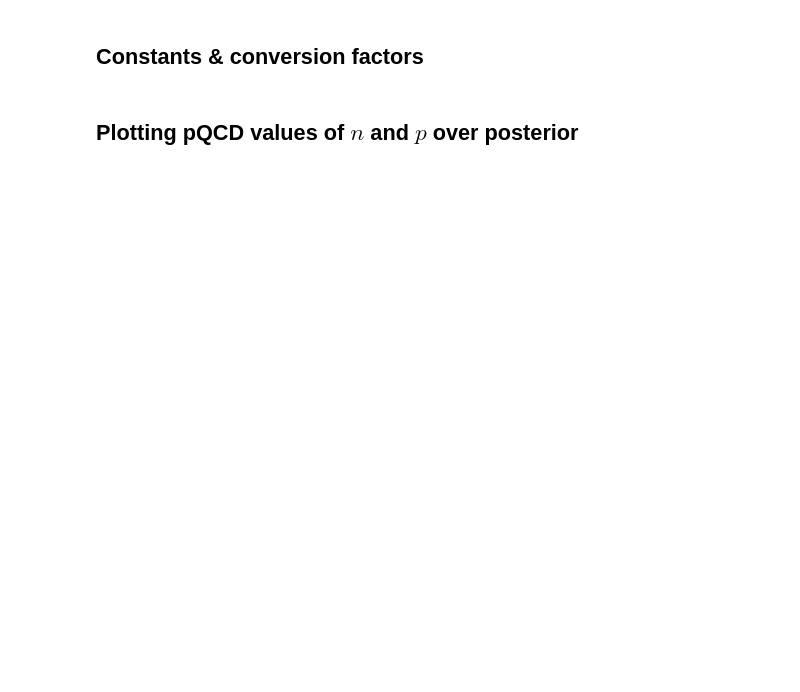
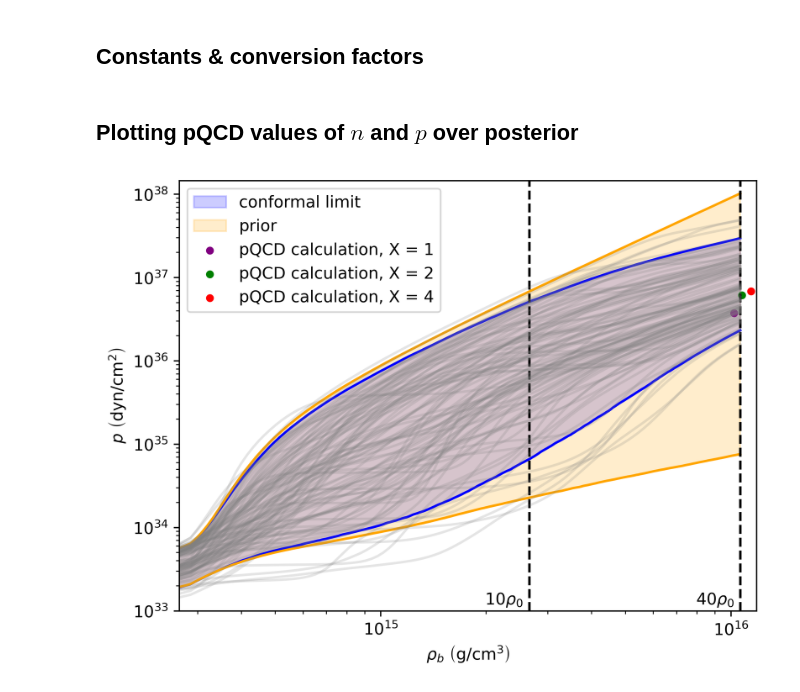
Before and after one commit to ryankrismer/ns-dense-matter, a Jupyter notebook: notebooks/compare_pQCD_to_K_&_K.ipynb, the cells around one changed output. Cells and saved outputs as stored; diff of their text form; code cells hidden in the pictures; blank space fills up the shorter version.

```diff
--- a/notebooks/compare_pQCD_to_K_&_K.ipynb
+++ b/notebooks/compare_pQCD_to_K_&_K.ipynb
@@ -40,7 +40,7 @@ nucleon_mass_in_MeV = 939
 ### Conversion factors for Mev,fm to CGS units
 gcm3_to_dynecm2=8.9875e20
 MeV_to_gcm3 = 1.7827e12
-dynecm2_to_MeVFermi = 1.6022e33
+MeVfm3_to_dynecm2 = 1.6022e33    # 1 MeV * fm^-3 in dyne * cm^-2
 gcm3_to_fm4 = 3.5178e14
 
 fm_in_cgs = 1e-13
@@ -66,10 +66,11 @@ conformal_cs_quantiles = conformal_samples.get_cs_quantiles(plot_densities, perc
 # %%
 # Pressure contour
 plt.loglog();
-plt.xlabel(r"$\rho_b$ $\left(g\,cm^{-3}\right)$");
-plt.ylabel(r"$p$ $\left(dyn\,cm^{-2}\right)$");
-plt.xlim(1.0 * rho_nuc_in_cgs, 40.0 * rho_nuc_in_cgs);
-plt.ylim(10.0 ** 33, 10.1 ** 38);
+plt.xlabel(r"$\rho_b$ $\left(\mathrm{g}/\mathrm{cm}^3\right)$");
+plt.ylabel(r"$p$ $\left(\mathrm{dyn}/\mathrm{cm}^2\right)$");
+plt.xlim(1.0 * rho_nuc_in_cgs, 44.5 * rho_nuc_in_cgs);
+y_min = 10.0 ** 33
+plt.ylim(y_min, 10.1 ** 38);
 
 plt.fill_between(plot_densities,
                  conformal_pe_quantiles[:, 0],
@@ -97,37 +98,91 @@ plt.plot(plot_densities,
          color = "orange"
         );
 
+#######################################################
+
+# Plotting pQCD calculations of n and p from Komoltsev & Kurkela
+n_pQCD_1 = 6.14    # Renormalization scale parameter = 1, units are fm^-3
+p_pQCD_1 = 2334.0  # Renormalization scale parameter = 1, units are MeV * fm^-3
+
+n_pQCD_2 = 6.47    # Renormalization scale parameter = 2, units are fm^-3
+p_pQCD_2 = 3823.0  # Renormalization scale parameter = 2, units are MeV * fm^-3
+
+n_pQCD_4 = 6.87    # Renormalization scale parameter = 4, units are fm^-3
+p_pQCD_4 = 4284.0  # Renormalization scale parameter = 4, units are MeV * fm^-3
+
+# Converting units to cgs
+rho_pQCD_1 = n_pQCD_1 * mass_of_nucleon / (fm_in_cgs) ** 3
+p_pQCD_1 *= MeVfm3_to_dynecm2
+
+rho_pQCD_2 = n_pQCD_2 * mass_of_nucleon / (fm_in_cgs) ** 3
+p_pQCD_2 *= MeVfm3_to_dynecm2
+
+rho_pQCD_4 = n_pQCD_4 * mass_of_nucleon / (fm_in_cgs) ** 3
+p_pQCD_4 *= MeVfm3_to_dynecm2
+
+# Plotting
+plt.scatter(rho_pQCD_1,
+            p_pQCD_1,
+            color = "purple",
+            s = 15,
+            label = "pQCD calculation, X = 1"
+           )
+
+plt.scatter(rho_pQCD_2,
+            p_pQCD_2,
+            color = "green",
+            s = 15,
+            label = "pQCD calculation, X = 2"
+           )
+
+plt.scatter(rho_pQCD_4,
+            p_pQCD_4,
+            color = "red",
+            s = 15,
+            label = "pQCD calculation, X = 4"
+           )
+
+###############################################################################
+
 # Plotting rho_nuc markers
-markers = [10.0]
+markers = [10.0, 40.0]
 
 for i in range(np.size(markers)):
-    plt.axvline(x = markers[i] * rho_nuc_in_cgs, label = f"${markers[i]}$"r"$\rho_0$",
-                linestyle = "--"
+    plt.axvline(x = markers[i] * rho_nuc_in_cgs,
+                linestyle = "--",
+                color = "black"
                );
+
+    plt.text(x = (markers[i] - 1.6 * np.exp(0.046 * markers[i])) * rho_nuc_in_cgs,
+             y = y_min * 1.2,
+             s = f"${int(markers[i])}$"r"$\rho_0$"
+            )
 
 # Plotting example draws of conformal EoS
 project_path = "/home/ryan.krismer/CSUF_EoS_project/ns_dense_matter/conformal_limit"
 conformal_h5_path = f"{project_path}/conformal.h5"
 eos_indices = pd.read_csv(f"{project_path}/astro_likelihoods/conformal_weights_unpinched.csv")["eos_index"].to_numpy()
 
 with h5py.File(conformal_h5_path) as h5_file:
     eos_data = h5_file["eos"]
     for i in range(100):
         sample = np.random.randint(0, len(eos_data))
         sample_key = f"eos_{eos_indices[sample]:06d}"
 
         plt.plot(eos_data[sample_key]["baryon_density"],
                  eos_data[sample_key]["pressurec2"] * gcm3_to_dynecm2,
                  color = "grey",
                  alpha = 0.2
                 );
 
     h5_file.close()
 
 plt.gcf().set_dpi(500)
 plt.legend();
 
 # Saving plot
-# plot_folder = "/home/ryan.krismer/CSUF_EoS_project/ns_dense_matter/plots"
-# plt.savefig(f"{plot_folder}/pe_pinched_0.jpg", bbox_inches = "tight");
-# plt.savefig(f"{plot_folder}/pe_pinched_0.pdf", bbox_inches = "tight");
+plot_folder = "/home/ryan.krismer/CSUF_EoS_project/ns_dense_matter/plots"
+plt.savefig(f"{plot_folder}/comparison_to_pQCD_calculations.jpg", bbox_inches = "tight");
+plt.savefig(f"{plot_folder}/comparison_to_pQCD_calculations.pdf", bbox_inches = "tight");
+# %% [output]
+[figure, added]
```
Also changed, not shown: parts of 1 cell of this notebook.
